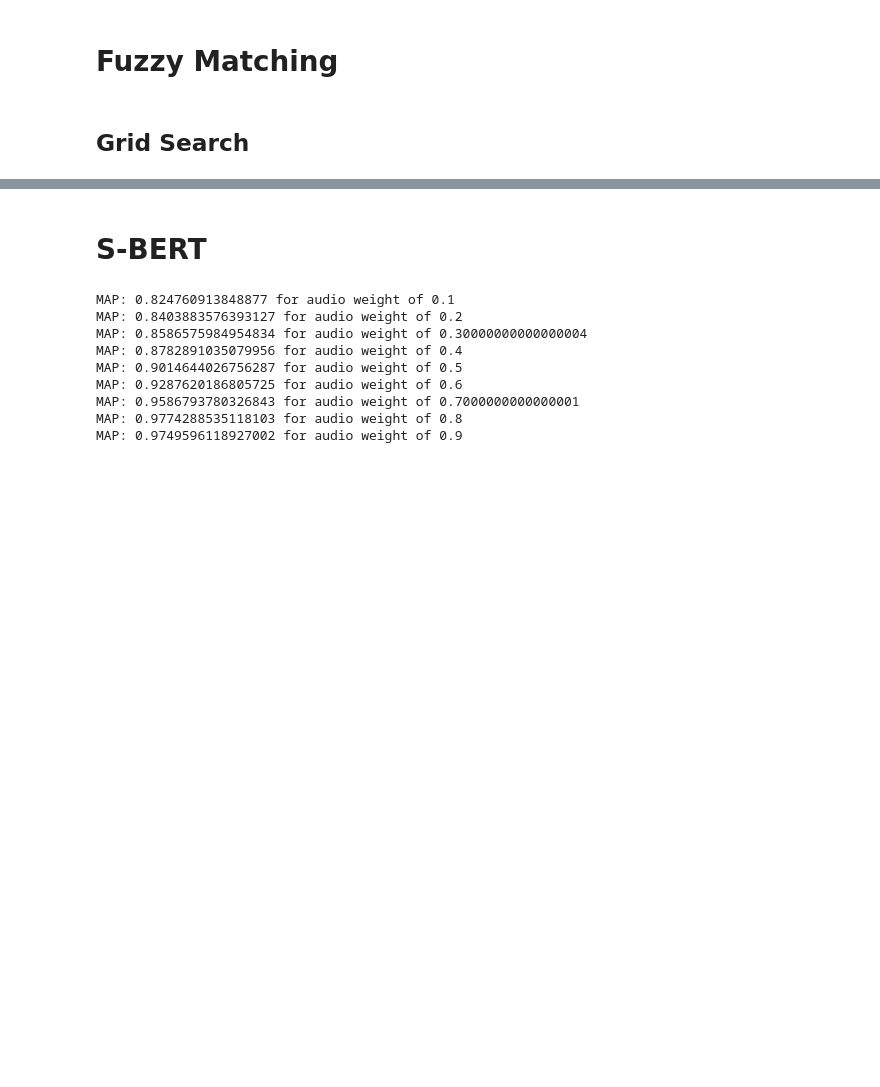
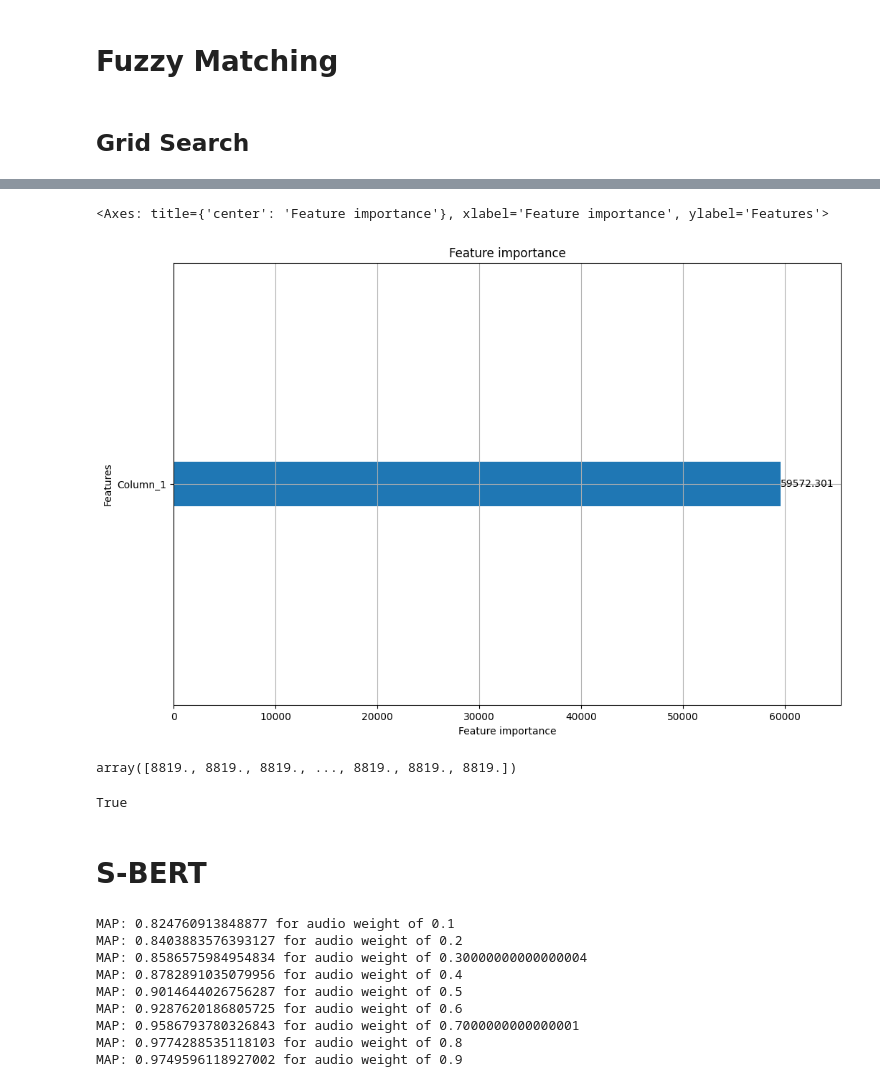
Before and after one commit to progsi/er_csi, a Jupyter notebook: weights_optimization.ipynb, the cells around one changed output, grey strips where cells are left out. Cells and saved outputs as stored; diff of their text form; code cells hidden in the pictures; blank space fills up the shorter version.

```diff
--- a/weights_optimization.ipynb
+++ b/weights_optimization.ipynb
@@ -60,0 +156,33 @@ MAP: 0.9598760008811951 for text weight of 0.9
+# %%
+y_train = Y.cpu().numpy().flatten()
+X_train = np.concatenate([preds_a.reshape(-1, 1), preds_b.reshape(-1, 1)], axis=1)
+
+# get query info array
+length_sqrt = int(np.sqrt(len(y_train)))
+group_array = np.full(length_sqrt, np.sqrt(len(y_train)))
+# %%
+import lightgbm as lgb
+
+lambdamart_params = {
+    'boosting_type': 'gbdt',
+    'objective': 'lambdarank',
+    'metric': 'map',
+    'num_leaves': 31,
+    'learning_rate': 0.05,
+    'feature_fraction': 0.9,
+    'bagging_fraction': 0.8,
+    'bagging_freq': 5,
+    'verbose': 0
+}
+
+ranker = lgb.LGBMRanker(**lambdamart_params)
+                    #label_gain =[i for i in range(max(y_train.max(), y_test.max()) + 1)])
+
+# Training the model
+ranker.fit(
+      X=X_train,
+      y=y_train,
+      group=group_array,
+      eval_set=[(X_train, y_train)],
+      eval_group=[group_array],
+      eval_at=[4, 8])
@@ -61,3 +199,16 @@ MAP: 0.9598760008811951 for text weight of 0.9
+# %%
+lgbm.plot_importance(ranker, figsize = (12,8))
+# %% [output]
+<Axes: title={'center': 'Feature importance'}, xlabel='Feature importance', ylabel='Features'>
+[figure, added]
+# %%
+result_array
+# %% [output]
+array([8819., 8819., 8819., ..., 8819., 8819., 8819.])
+# %%
+np.nan_to_num(float('-inf'))
+# %% [output]
+True
 # %% [markdown]
 # S-BERT
 # %%
```
Also changed, not shown: parts of 9 cells of this notebook, 2 other files.
